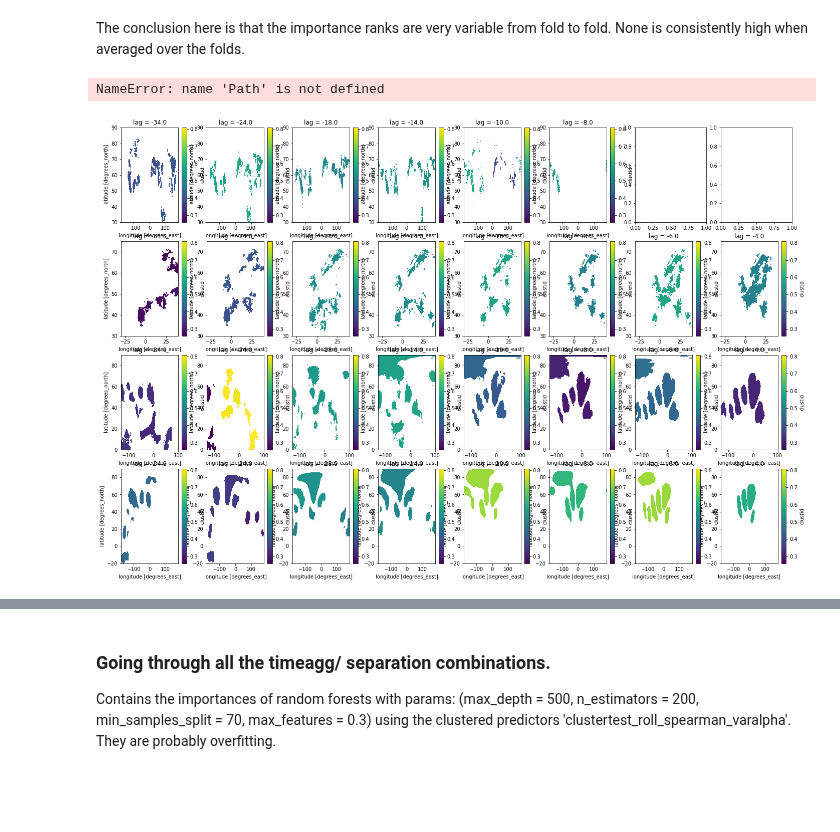
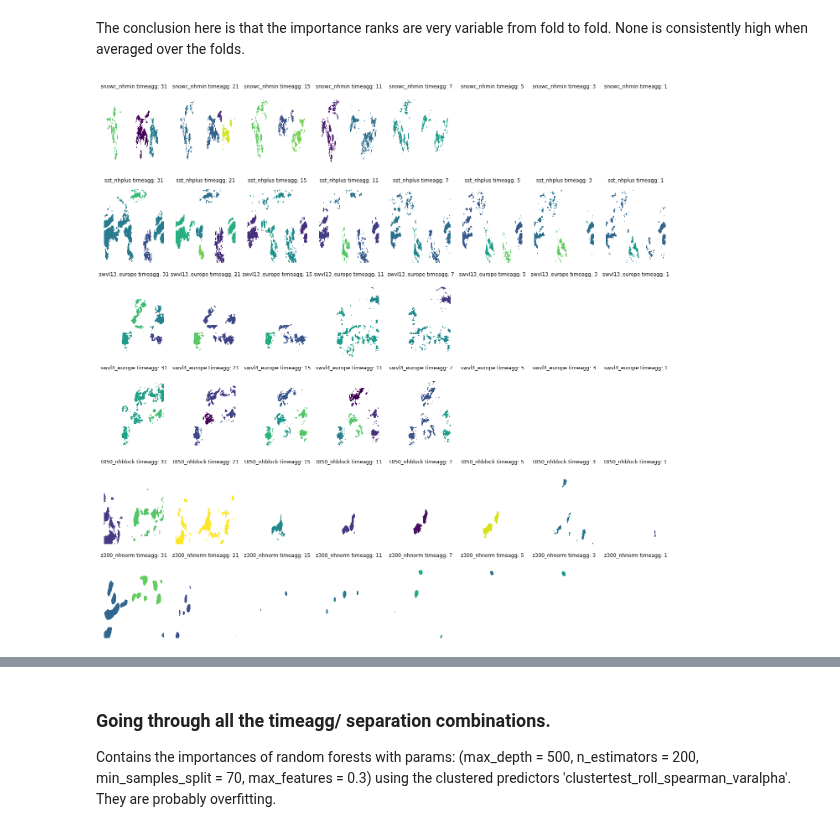
Before and after one commit to chiemvs/Weave, a Jupyter notebook: notebooks/evaluate_all_importances.ipynb, the cells around one changed output, grey strips where cells are left out. Cells and saved outputs as stored; diff of their text form; code cells hidden in the pictures; blank space fills up the shorter version.

Commit message:
Adapted bootstrapping decorator and evaluate to work together in the source code. Notebooks contain the new evaluation of clustpar3 set.

```diff
--- a/notebooks/evaluate_all_importances.ipynb
+++ b/notebooks/evaluate_all_importances.ipynb
@@ -15,7 +15,7 @@ from Weave.inputoutput import Reader
 # %%
 # All importances are mean_absolute_error
 # Scaling the scores to 1 before group averaging? Scores in one fold are not comparable to other folds.
-testpath = '/scistor/ivm/jsn295/importance/1/-3/responsagg_separation.parquet'
+testpath = '/scistor/ivm/jsn295/importance_spatcov_q09/15/-31/responsagg_separation.parquet'
 # %%
 def scale_scores_ranks_to_importance(df, fill_multipass = False):
     """
@@ -110,15 +119,18 @@ def plot_importance_per_sep(selection: pd.Series, basepath: Path):
 
     for variable in variables:
         for timeagg in timeaggs:
+            ax = axes[variables.index(variable),timeaggs.index(timeagg)]
             try:
                 subset = selection.loc[(variable, str(timeagg))]
                 lag = np.unique(subset.index.get_level_values('lag'))[0] # Is unique because we are working with a selection from one separation. Each timeagg has a unique lag
                 clust_map = read_clustid_map(basepath = basepath, variable = variable, timeagg = timeagg, lag = int(lag))
                 clust_map = fill_with_importance(clust_map,imp_series=subset)
-                ax = axes[variables.index(variable),timeaggs.index(timeagg)]
-                clust_map.plot(ax = ax,vmin = selection.min(), vmax = selection.max())
+                ax.pcolormesh(clust_map, vmin = selection.min(), vmax = selection.max())
+
             except KeyError: # This variable combination does not exist. No significant clusters are present
                 pass
+            ax.set_title(f'{variable} timeagg: {timeagg}')
+            ax.set_axis_off()
 
 def plot_importance_per_var(selection: pd.Series, basepath: Path):
     """
@@ -148,10 +160,8 @@ def plot_importance_per_var(selection: pd.Series, basepath: Path):
             ax.set_title(f'{timeagg},{separation}')
 
 # single function for a plot on a basemap?
-# %% [output]
-NameError: name 'Path' is not defined
 # %%
-selection = dat_mean.loc[(['t850_nhblock','z300_nhnorm','swvl13_europe','snowc_nhmin'],slice(None),slice(None),slice(None),slice(None),'spatcov'),('singlepass','rank')].sort_index()
-plot_importance_per_sep(selection, basepath = Path('/scistor/ivm/jsn295/clustertest_roll_spearman_varalpha/'))
+selection = dat_mean.loc[(['t850_nhblock','z300_nhnorm','sst_nhplus','swvl13_europe','swvl4_europe','snowc_nhmin'],slice(None),slice(None),slice(None),slice(None),'spatcov'),('singlepass','rank')].sort_index()
+plot_importance_per_sep(selection, basepath = Path('/scistor/ivm/jsn295/clusterpar3_roll_spearman_varalpha/'))
 # %% [output]
-[figure, old version]
+[figure, new version]
```
Also changed, not shown: parts of 7 cells of this notebook, 6 other files.
